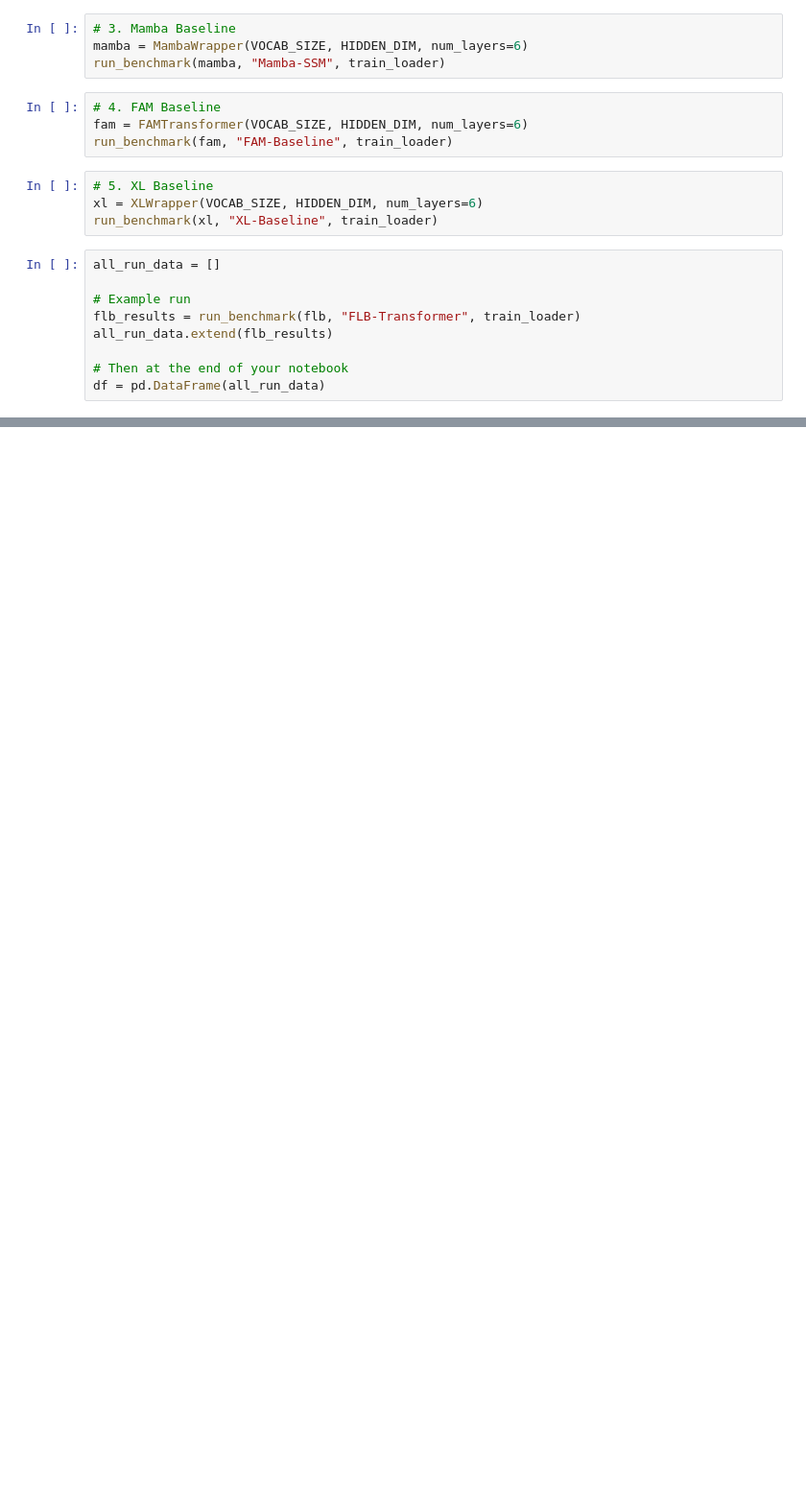
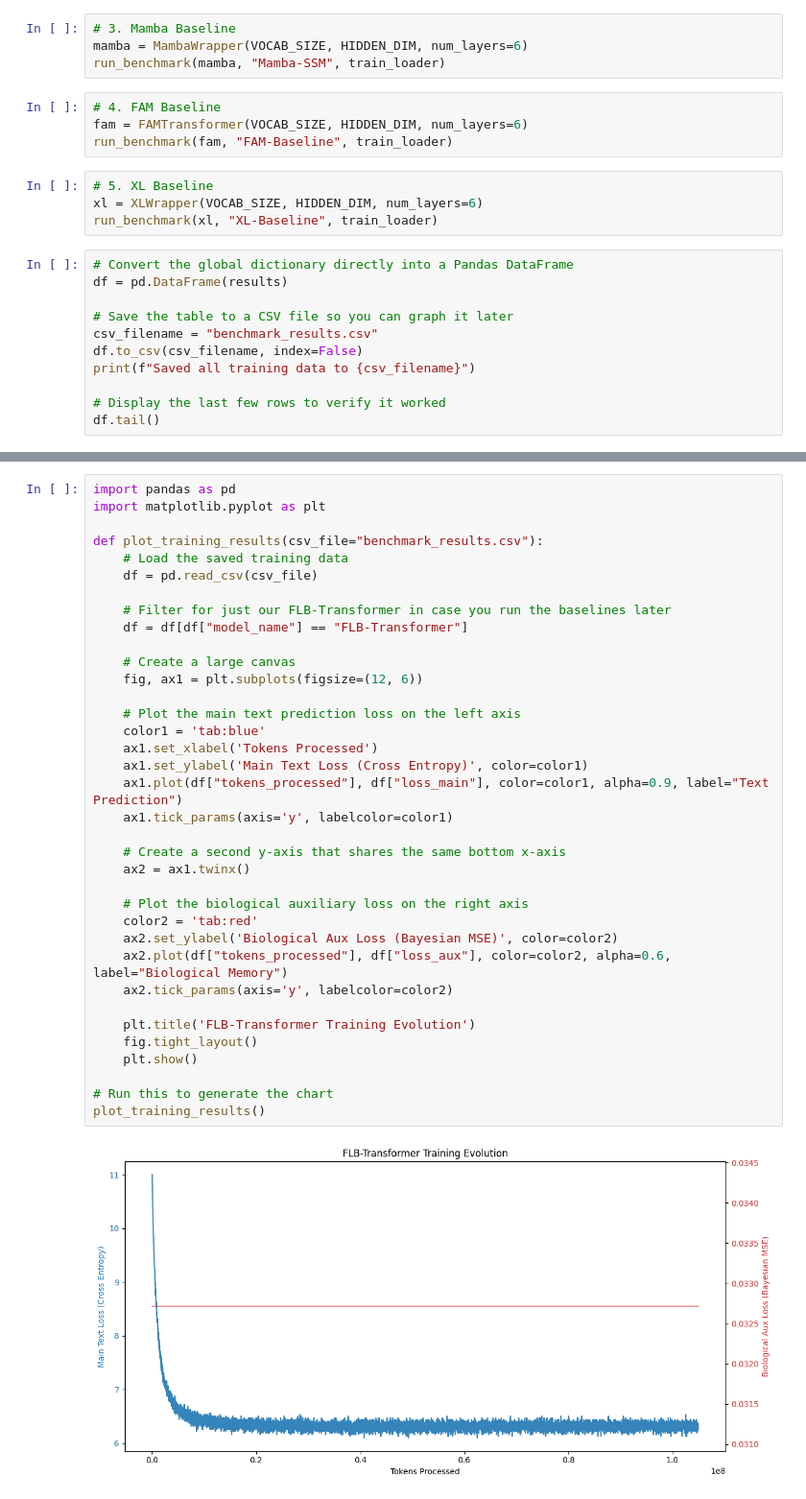
Before and after one commit to Trygon117/FLB-Transformer, a Jupyter notebook: train_experiment.ipynb, the cells around one changed output, grey strips where cells are left out. Shown at 96% size. Drawn from its saved outputs; the diff is of its cells as text; blank space fills up the shorter version.

```diff
--- a/train_experiment.ipynb
+++ b/train_experiment.ipynb
@@ -172,11 +234,13 @@ run_benchmark(fam, "FAM-Baseline", train_loader)
 xl = XLWrapper(VOCAB_SIZE, HIDDEN_DIM, num_layers=6)
 run_benchmark(xl, "XL-Baseline", train_loader)
 # %%
-all_run_data = []
+# Convert the global dictionary directly into a Pandas DataFrame
+df = pd.DataFrame(results)
 
-# Example run
-flb_results = run_benchmark(flb, "FLB-Transformer", train_loader)
-all_run_data.extend(flb_results)
+# Save the table to a CSV file so you can graph it later
+csv_filename = "benchmark_results.csv"
+df.to_csv(csv_filename, index=False)
+print(f"Saved all training data to {csv_filename}")
 
-# Then at the end of your notebook
-df = pd.DataFrame(all_run_data)
+# Display the last few rows to verify it worked
+df.tail()
@@ -182,0 +255,38 @@ df = pd.DataFrame(all_run_data)
+# %%
+import pandas as pd
+import matplotlib.pyplot as plt
+
+def plot_training_results(csv_file="benchmark_results.csv"):
+    # Load the saved training data
+    df = pd.read_csv(csv_file)
+
+    # Filter for just our FLB-Transformer in case you run the baselines later
+    df = df[df["model_name"] == "FLB-Transformer"]
+
+    # Create a large canvas
+    fig, ax1 = plt.subplots(figsize=(12, 6))
+
+    # Plot the main text prediction loss on the left axis
+    color1 = 'tab:blue'
+    ax1.set_xlabel('Tokens Processed')
+    ax1.set_ylabel('Main Text Loss (Cross Entropy)', color=color1)
+    ax1.plot(df["tokens_processed"], df["loss_main"], color=color1, alpha=0.9, label="Text Prediction")
+    ax1.tick_params(axis='y', labelcolor=color1)
+
+    # Create a second y-axis that shares the same bottom x-axis
+    ax2 = ax1.twinx()
+
+    # Plot the biological auxiliary loss on the right axis
+    color2 = 'tab:red'
+    ax2.set_ylabel('Biological Aux Loss (Bayesian MSE)', color=color2)
+    ax2.plot(df["tokens_processed"], df["loss_aux"], color=color2, alpha=0.6, label="Biological Memory")
+    ax2.tick_params(axis='y', labelcolor=color2)
+
+    plt.title('FLB-Transformer Training Evolution')
+    fig.tight_layout()
+    plt.show()
+
+# Run this to generate the chart
+plot_training_results()
+# %% [output]
+[figure, added]
```
Also changed, not shown: parts of 11 cells of this notebook, 11 other files.
